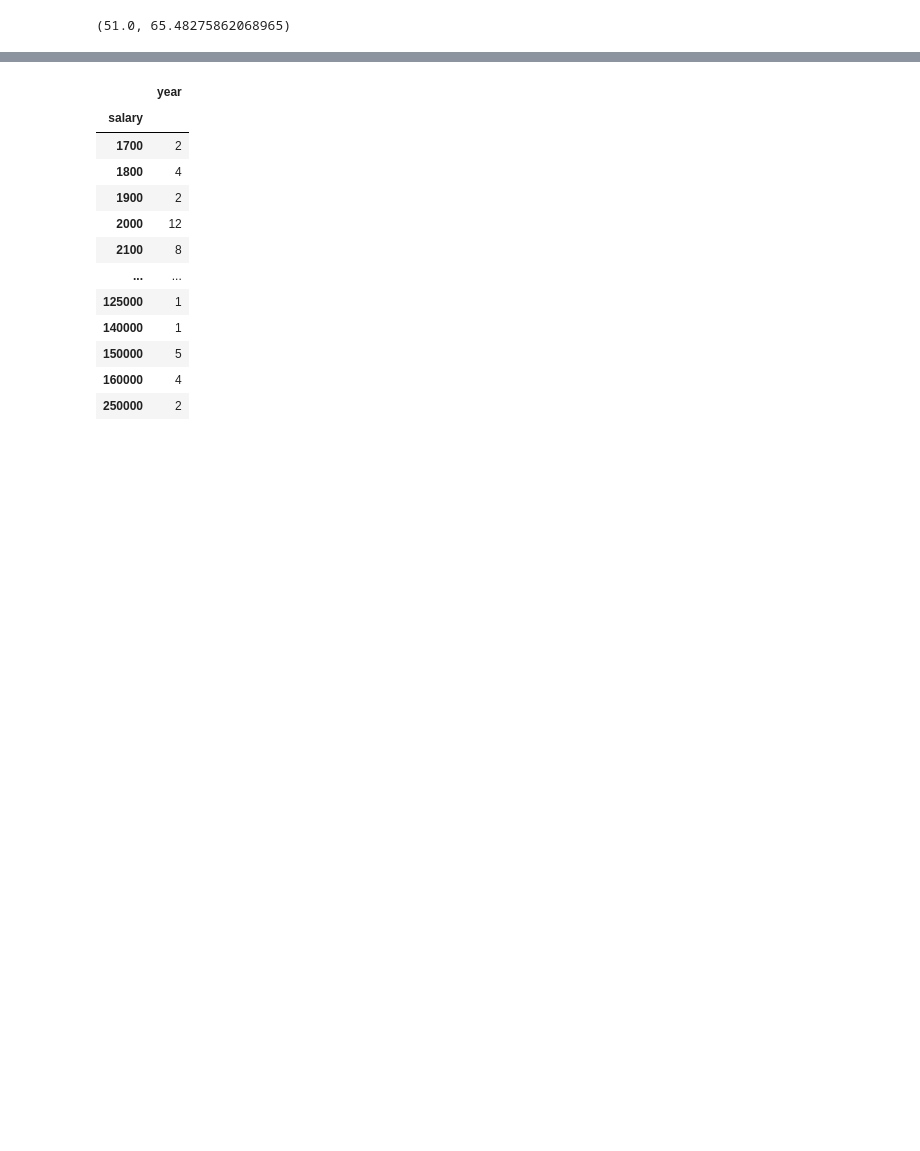
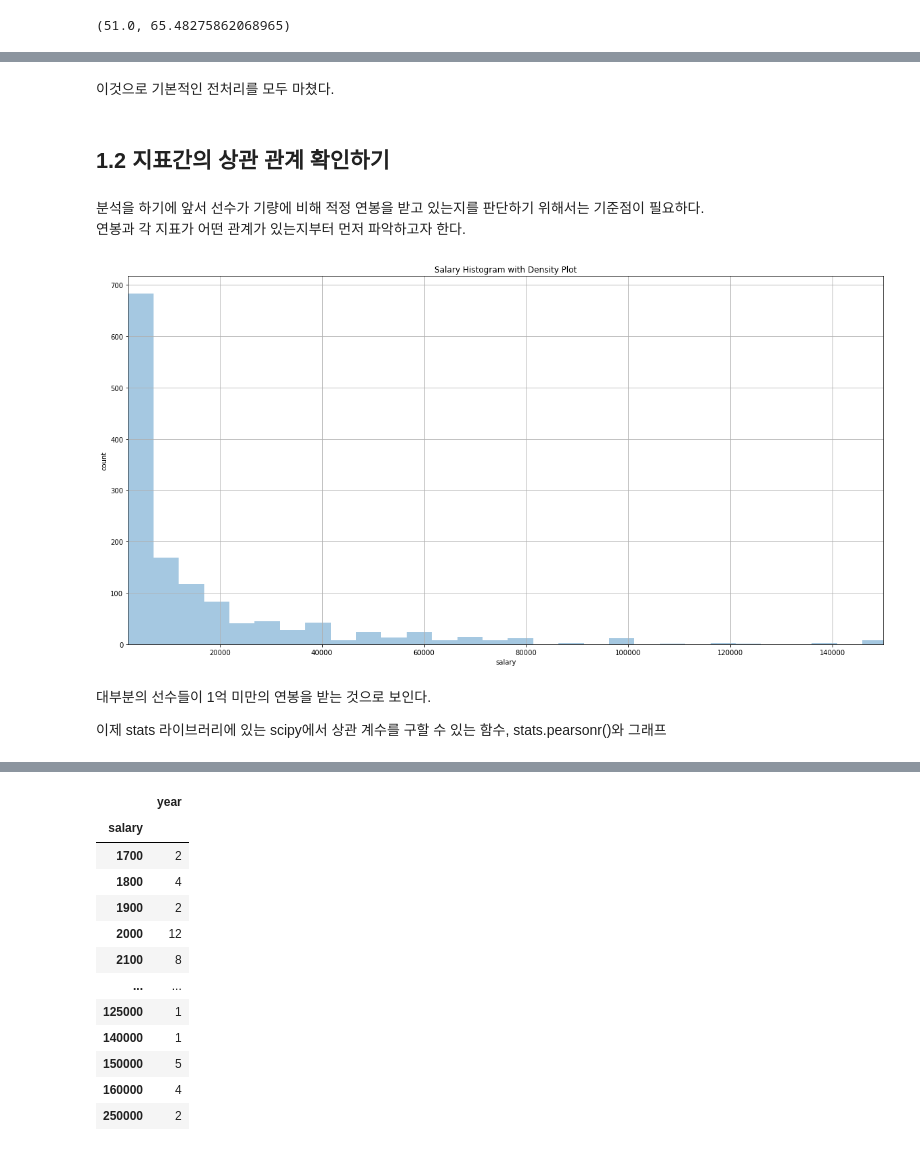
Before and after one commit to kkalkkkal/Datathon_KBO, a Jupyter notebook: KBO_MoneyBall.ipynb, the cells around one changed output, grey strips where cells are left out. Cells and saved outputs as stored; diff of their text form; code cells hidden in the pictures; blank space fills up the shorter version.

```diff
--- a/KBO_MoneyBall.ipynb
+++ b/KBO_MoneyBall.ipynb
@@ -941,0 +828,26 @@ final_data[final_data['batter_name']=='강민호']
+# %% [markdown]
+이것으로 기본적인 전처리를 모두 마쳤다.
+# %% [markdown]
+## 1.2 지표간의 상관 관계 확인하기
+# %% [markdown]
+분석을 하기에 앞서 선수가 기량에 비해 적정 연봉을 받고 있는지를 판단하기 위해서는 기준점이 필요하다. <br>
+연봉과 각 지표가 어떤 관계가 있는지부터 먼저 파악하고자 한다.
+# %%
+# 전반적인 연봉 분포표
+
+
+ax= plt.subplots(figsize=(20,10))
+ax = sns.distplot(data2['salary'], kde=False)
+ax.set_title('Salary Histogram with Density Plot')
+ax.set_xlabel('salary')
+ax.set_ylabel('count')
+plt.xticks(np.arange(2000, 150000,step=2000))
+plt.grid()
+plt.xlim([2000, 150000])
+plt.show()
+# %% [output]
+[figure, added]
+# %% [markdown]
+대부분의 선수들이 1억 미만의 연봉을 받는 것으로 보인다.
+
+이제 stats 라이브러리에 있는 scipy에서 상관 계수를 구할 수 있는 함수, stats.pearsonr()와 그래프
```
Also changed, not shown: parts of 87 cells of this notebook.
